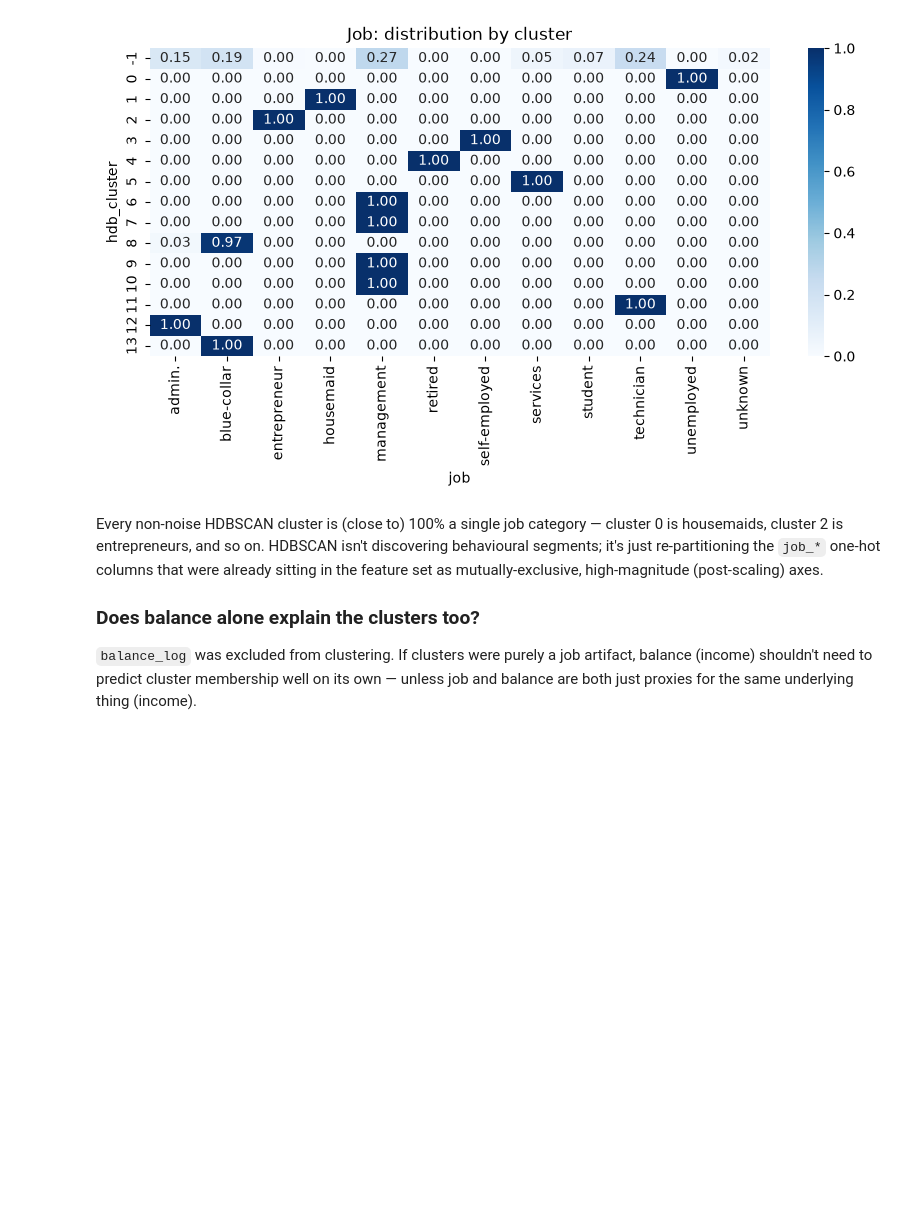
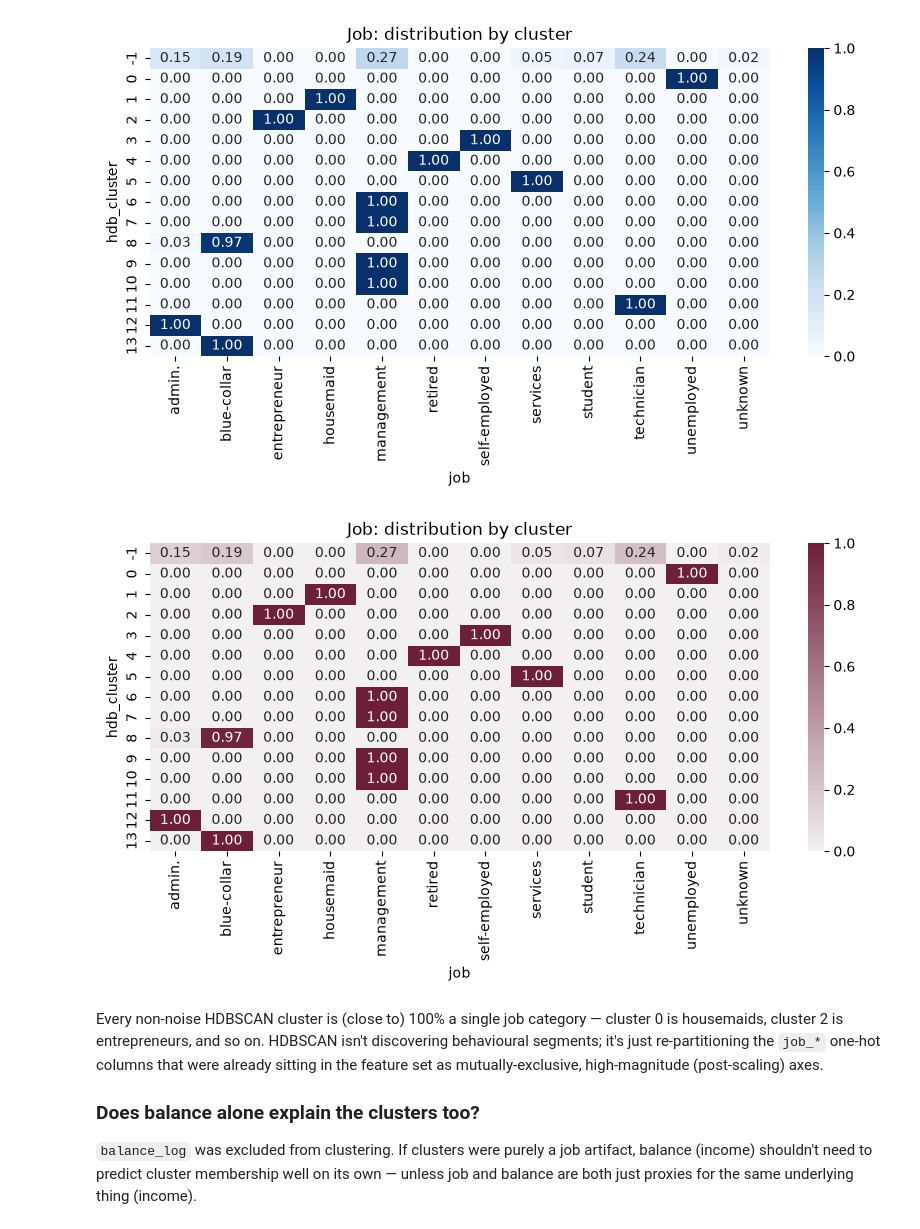
Before and after one commit to claireley/Final-Project, a Jupyter notebook: notebooks/Clustering-Bank.ipynb, the cells around one changed output. Saved outputs shown, nothing was run; the diff lists cells and outputs as text; code cells hidden in the pictures; blank space fills up the shorter version.

```diff
--- a/notebooks/Clustering-Bank.ipynb
+++ b/notebooks/Clustering-Bank.ipynb
@@ -378,6 +379,15 @@ plt.savefig('../figures/bank-cluster-job.png', transparent=True, dpi=300,bbox_in
 plt.show()
 # %% [output]
 [figure]
+# %%
+ct = pd.crosstab(bf['hdb_cluster'], bf['job'], normalize='index')
+plt.figure(figsize=(10, 4))
+sns.heatmap(ct, annot=True, cmap=sns.light_palette("#6D1F3A", as_cmap=True), fmt='.2f')
+plt.title(f'Job: distribution by cluster')
+plt.savefig('../figures/bank-cluster-job.png', transparent=True, dpi=300,bbox_inches='tight')
+plt.show()
+# %% [output]
+[figure, added]
 # %% [markdown]
 Every non-noise HDBSCAN cluster is (close to) 100% a single job category
 — cluster 0 is housemaids, cluster 2 is entrepreneurs, and so on. HDBSCAN
```
Also changed, not shown: parts of 1 cell of this notebook, 5 other files.
